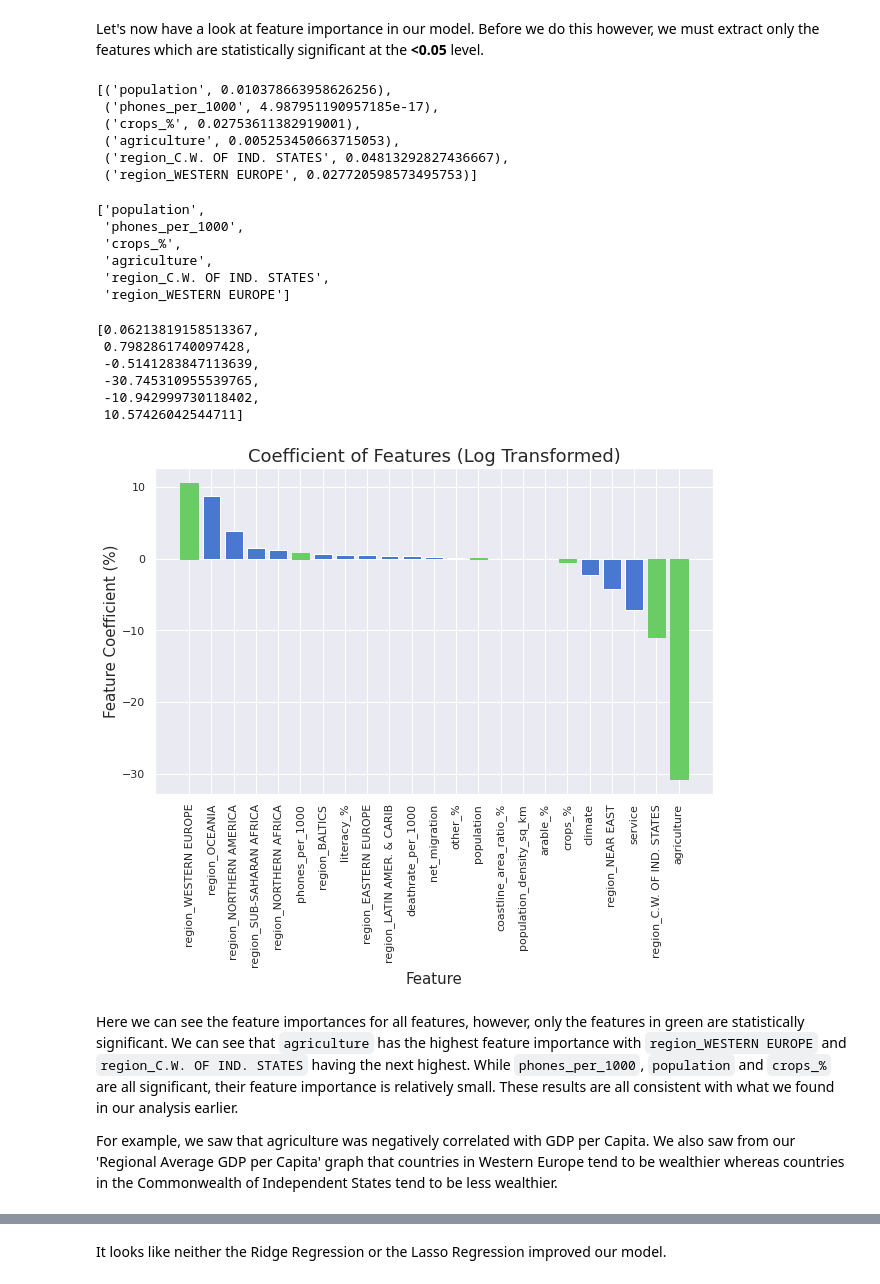
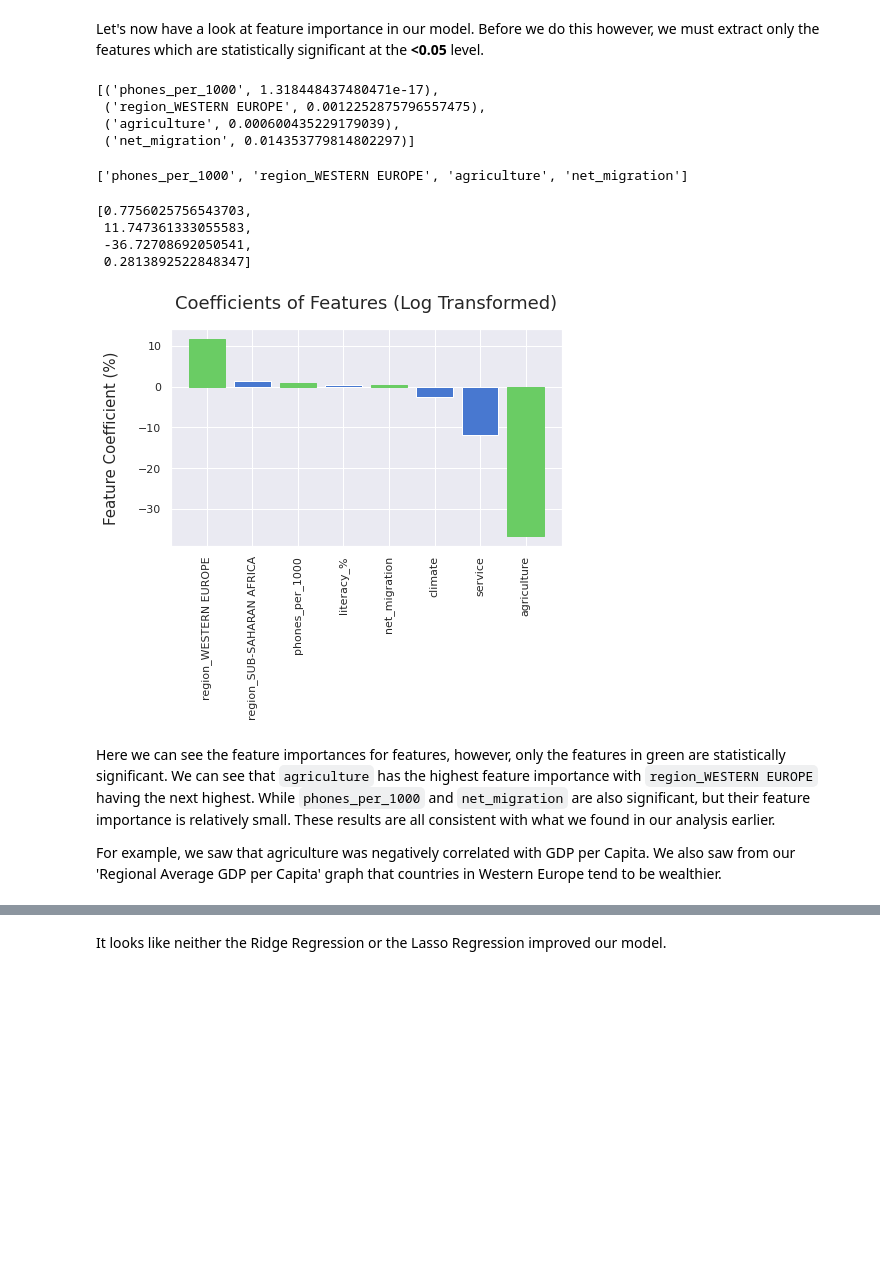
Before and after one commit to dan-grant-hunter/Countries_of_the_World, a Jupyter notebook: countries_of_the_world.ipynb, the cells around one changed output, grey strips where cells are left out. Drawn from its saved outputs; the diff is of its cells as text; code cells hidden in the pictures; blank space fills up the shorter version.

```diff
--- a/countries_of_the_world.ipynb
+++ b/countries_of_the_world.ipynb
@@ -311,13 +359,13 @@ Using the box plots above, we can decide to impute missing values with either me
 # %%
 # Impute values
-data['net_migration'].fillna(0, inplace=True)
-data['infant_mortality_per_1000'].fillna(0, inplace=True)
+data['net_migration'].fillna(data.groupby('region')['net_migration'].transform('median'), inplace=True)
+data['infant_mortality_per_1000'].fillna(data.groupby('region')['infant_mortality_per_1000'].transform('median'), inplace=True)
 data['gdp_per_capita_usd'].fillna(2500, inplace=True)
 data['literacy_%'].fillna(data.groupby('region')['literacy_%'].transform('median'), inplace= True)
 data['phones_per_1000'].fillna(data.groupby('region')['phones_per_1000'].transform('median'), inplace= True)
-data['arable_%'].fillna(0, inplace=True)
-data['crops_%'].fillna(0, inplace=True)
-data['other_%'].fillna(0, inplace=True)
+data['arable_%'].fillna(data.groupby('region')['arable_%'].transform('median'), inplace=True)
+data['crops_%'].fillna(data.groupby('region')['crops_%'].transform('median'), inplace=True)
+data['other_%'].fillna(data.groupby('region')['other_%'].transform('median'), inplace=True)
 data['climate'].fillna(data.groupby('region')['climate'].transform(lambda x: x.mode().max()), inplace=True)
 data['birthrate_per_1000'].fillna(data.groupby('region')['birthrate_per_1000'].transform('mean'), inplace= True)
 data['deathrate_per_1000'].fillna(data.groupby('region')['deathrate_per_1000'].transform('median'), inplace= True)
@@ -763,7 +823,7 @@ An RMSE of $3230.64 and an R² Score of 0.87 is a good baseline to begin with. B
 # %%
 # Create and fit sm model to data split 5 (all features, log transformed)
-lr_sm5 = sm.OLS(y5_train_log, sm.add_constant(X5_train_log)).fit()
-print(lr_sm5.summary())
+lr_sm6 = sm.OLS(y6_train_log, sm.add_constant(X6_train_log)).fit()
+print(lr_sm6.summary())
 # %% [output]
                             OLS Regression Results
 ==============================================================================
@@ -786,10 +846,10 @@ strong multicollinearity or other numerical problems.
 From the statsmodels summary, it looks like we may have multicollinearity in our data so we will check for it using variance inflation factor (VIF).
 # %%
 # Check for multicollinearity using data split 5 (all features, log transformed)
-X5_constant = sm.add_constant(X5_train_log)
+X6_constant = sm.add_constant(X6_train_log)
 vif = pd.DataFrame()
-vif['Features'] = X5_constant.columns
-vif['VIF'] = [variance_inflation_factor(X5_constant.values, i) for i in range(X5_constant.shape[1])]
+vif['Features'] = X6_constant.columns
+vif['VIF'] = [variance_inflation_factor(X6_constant.values, i) for i in range(X6_constant.shape[1])]
 vif[vif['VIF']>5][1:]
 # %% [output]
 |  | Features | VIF |
@@ -807,7 +874,7 @@ Not surprisingly, agriculture, industry and service have a high VIF. This is bec
 # %%
 # Run regression with multicollinearity removed
-X7 = X.copy()
-X7 = X7.drop(columns=['industry', 'infant_mortality_per_1000', 'birthrate_per_1000', 'area_sq_km'])
+X7 = X_selected.copy()
+X7 = X7.drop(columns=['infant_mortality_per_1000', 'birthrate_per_1000'])
 y7 = y.copy()
 
 # Create train/test split
@@ -902,57 +961,46 @@ sig_ivs7 = [(feature, p_value) for feature, p_value in list(zip(list(X7.columns)
            if p_value < 0.05]
 sig_ivs7
 # %% [output]
-[('population', 0.010378663958626256),
- ('phones_per_1000', 4.987951190957185e-17),
- ('crops_%', 0.02753611382919001),
- ('agriculture', 0.005253450663715053),
- ('region_C.W. OF IND. STATES', 0.04813292827436667),
- ('region_WESTERN EUROPE', 0.027720598573495753)]
+[('phones_per_1000', 1.318448437480471e-17),
+ ('region_WESTERN EUROPE', 0.0012252875796557475),
+ ('agriculture', 0.000600435229179039),
+ ('net_migration', 0.014353779814802297)]
 # %%
 # Names of features which are statistically significant
 sig_ivs_names7 = [x for (x, y) in sig_ivs7]
 sig_ivs_names7
 # %% [output]
-['population',
- 'phones_per_1000',
- 'crops_%',
- 'agriculture',
- 'region_C.W. OF IND. STATES',
- 'region_WESTERN EUROPE']
+['phones_per_1000', 'region_WESTERN EUROPE', 'agriculture', 'net_migration']
 # %%
 # Coefficients for significant features (percentage change of y with a 1% increase in X)
 features_list7 = list(zip(list(X7.columns), list(lr_sm7.params[1:])))
 coefs_of_sig_ivs7 = [y for (x, y) in features_list7 if x in sig_ivs_names7]
 coefs_of_sig_ivs7
 # %% [output]
-[0.06213819158513367,
- 0.7982861740097428,
- -0.5141283847113639,
- -30.745310955539765,
- -10.942999730118402,
- 10.57426042544711]
+[0.7756025756543703,
+ 11.747361333055583,
+ -36.72708692050541,
+ 0.2813892522848347]
 # %%
-# Plot coefficients of all features (green bars indicate statistically significant features)
+# Plot coefficients of features (green bars indicate statistically significant features)
 df_features7 = pd.DataFrame(features_list7, columns=['Feature', 'Coefficient'])
 df_sorted_desc7 = df_features7.sort_values('Coefficient', ascending=False)
-plt.figure(figsize=(10,6))
+plt.figure(figsize=(7,4))
 coef_of_features7 = plt.bar('Feature', 'Coefficient', data=df_sorted_desc7)
 plt.xticks(rotation=90)
-plt.xlabel('Feature', size=15)
-plt.ylabel('Feature Coefficient (%)', size=15)
-plt.title('Coefficients of Features (Log Transformed)', size=18)
+# plt.xlabel('Feature', size=15)
+plt.ylabel('Feature Coefficient (%)', size=15, labelpad=20)
+plt.title('Coefficients of Features (Log Transformed)', size=18, pad=20)
 coef_of_features7[0].set_color('g')
-coef_of_features7[5].set_color('g')
-coef_of_features7[-10].set_color('g')
-coef_of_features7[-6].set_color('g')
-coef_of_features7[-2].set_color('g')
-coef_of_features7[-1].set_color('g')
+coef_of_features7[2].set_color('g')
+coef_of_features7[4].set_color('g')
+coef_of_features7[7].set_color('g')
 # %% [output]
-[figure, old version]
+[figure, new version]
 # %% [markdown]
-Here we can see the feature importances for all features, however, only the features in green are statistically significant. We can see that `agriculture` has the highest feature importance with `region_WESTERN EUROPE` and `region_C.W. OF IND. STATES` having the next highest. While `phones_per_1000`, `population` and `crops_%` are all significant, their feature importance is relatively small. These results are all consistent with what we found in our analysis earlier.
+Here we can see the feature importances for features, however, only the features in green are statistically significant. We can see that `agriculture` has the highest feature importance with `region_WESTERN EUROPE` having the next highest. While `phones_per_1000` and `net_migration` are also significant, but their feature importance is relatively small. These results are all consistent with what we found in our analysis earlier.
 
-For example, we saw that agriculture was negatively correlated with GDP per Capita. We also saw from our 'Regional Average GDP per Capita' graph that countries in Western Europe tend to be wealthier whereas countries in the Commonwealth of Independent States tend to be less wealthier.
+For example, we saw that agriculture was negatively correlated with GDP per Capita. We also saw from our 'Regional Average GDP per Capita' graph that countries in Western Europe tend to be wealthier.
 # %%
 # Plot absolute coefficients of features
 df_features_abs7 = df_features7.copy()
```
Also changed, not shown: parts of 101 cells of this notebook.
